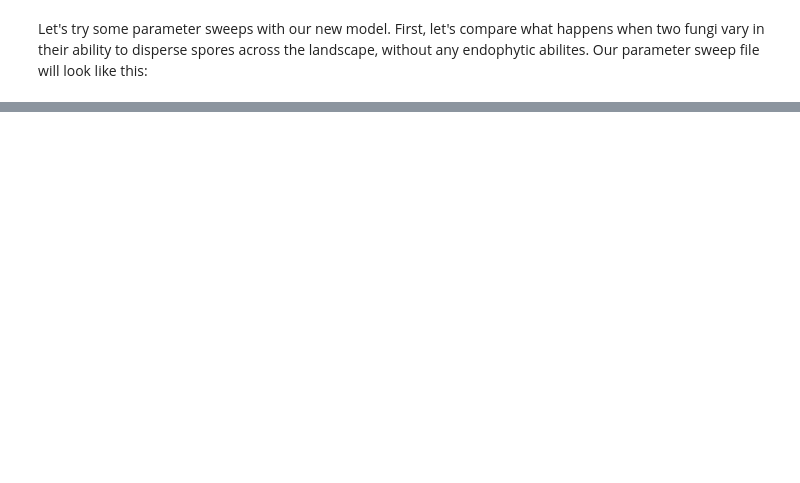
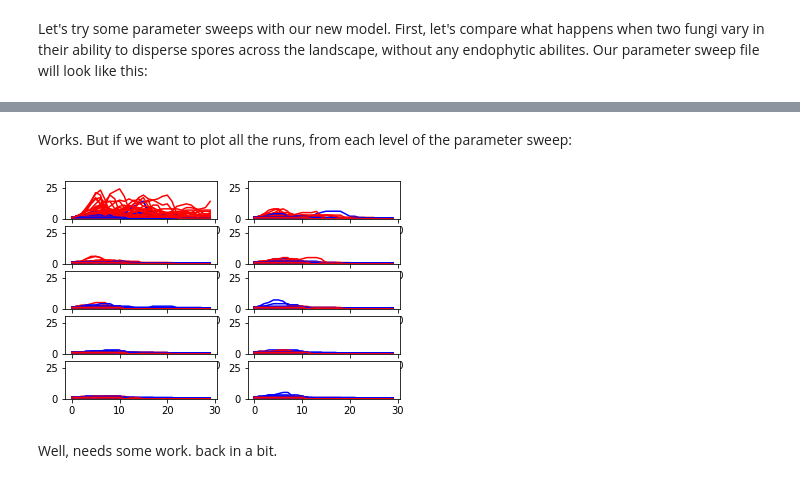
Before and after one commit to danchurch/FA_ABM, a Jupyter notebook: parameter_sweeps.ipynb, the cells around one changed output, grey strips where cells are left out. Saved outputs shown, nothing was run; the diff lists cells and outputs as text; code cells hidden in the pictures; blank space fills up the shorter version.

```diff
--- a/parameter_sweeps.ipynb
+++ b/parameter_sweeps.ipynb
@@ -30,0 +43,15 @@ for i in [ a/10 for a in range(2,22,2) ]: ## levels of variable
+# %% [markdown]
+Works. But if we want to plot all the runs, from each level of the parameter sweep:
+# %%
+fig, axes = plt.subplots(5,2) ## call figure, 5 rows, 2 columns
+lvls = sorted(list(blue_runs.keys())) ## get the levels from our runs as keys, sort them
+
+for i,z in enumerate(axes.flatten()): ## unwrap figure, iterate over each subplot
+    for j in zip(blue_runs[lvls[i]], red_runs[lvls[i]]): ## alternate ('zip') over runs from red and blue
+        z.set_ylim([0, 30]) ## might have to change this
+        z.plot([ h for h in range(30) ], j[0]+0.1, c='b')
+        z.plot([ h for h in range(30) ], j[1], c='r')
+# %% [output]
+[figure, added]
+# %% [markdown]
+Well, needs some work. back in a bit.
```
Also changed, not shown: parts of 5 cells of this notebook.
